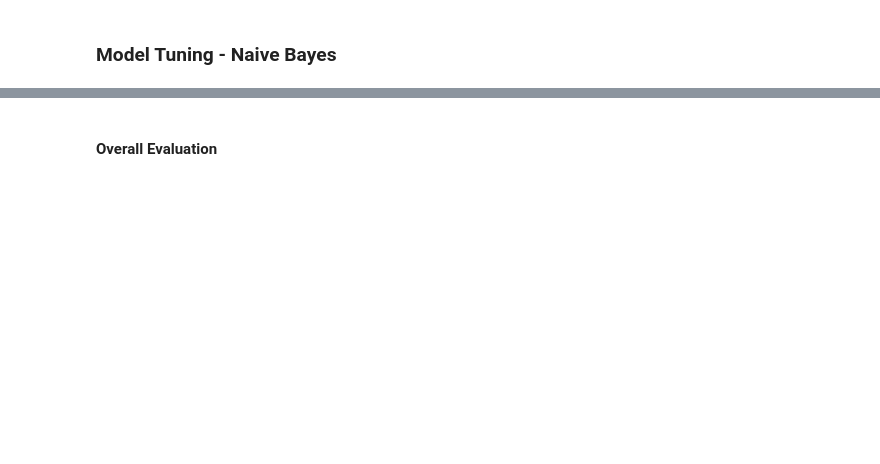
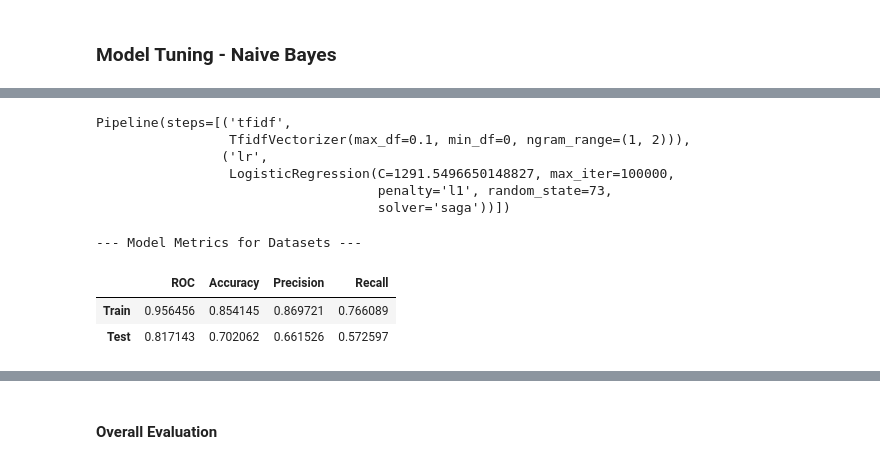
Before and after one commit to j4mes12/ITDA_Coursework, a Jupyter notebook: Task 1/Task 1.ipynb, the cells around one changed output, grey strips where cells are left out. Saved outputs shown, nothing was run; the diff lists cells and outputs as text; code cells hidden in the pictures; blank space fills up the shorter version.

```diff
--- a/Task 1/Task 1.ipynb
+++ b/Task 1/Task 1.ipynb
@@ -277,3 +241,37 @@ RECALL: 0.63365
 ### Model Tuning - Naive Bayes
 # %%
 warnings.simplefilter(action='ignore', category=UserWarning)
+# %%
+    rs_params = {
+        'tfidf__min_df' : [0],
+        'tfidf__max_df' : np.linspace(0.1, 1, 5),
+        'tfidf__ngram_range' : [(1, 1), (1, 2), (1, 3), (2, 2), (2, 3), (3, 3)],
+
+        'lr__penalty' : ['l1', 'l2'],
+        'lr__C': np.logspace(0, 4, 10),
+        'lr__random_state' : [p.RANDOM_STATE],
+        'lr__solver' : ['saga'],
+        'lr__max_iter' : [100000]
+    }
+
+    # Create objective model
+    rs_pipeline = Pipeline([
+        ('tfidf', TfidfVectorizer()),
+        ('lr', LogisticRegression())
+    ])
+
+    kfold = StratifiedKFold(n_splits= 5, shuffle=True, random_state=p.RANDOM_STATE)
+
+    rs =  RandomizedSearchCV(
+        rs_pipeline,
+        rs_params,
+        n_jobs = -1,
+        cv = kfold,
+        random_state = p.RANDOM_STATE,
+        verbose = 2
+    )
+
+    rs.fit(train_sentences, train_labels)
+
+    print('RS Best Score:', rs.best_score_)
+    print('RS Best Params:', rs.best_params_)
@@ -280,2 +296,19 @@ warnings.simplefilter(action='ignore', category=UserWarning)
+# %%
+rs_pipeline.set_params(**rs.best_params_)
+rs_pipeline.fit(train_sentences, train_labels)
+# %% [output]
+Pipeline(steps=[('tfidf',
+                 TfidfVectorizer(max_df=0.1, min_df=0, ngram_range=(1, 2))),
+                ('lr',
+                 LogisticRegression(C=1291.5496650148827, max_iter=100000,
+                                    penalty='l1', random_state=73,
+                                    solver='saga'))])
+# %%
+f.evaluate_model_on_ttv(rs_pipeline, datasets)
+# %% [output]
+--- Model Metrics for Datasets ---
+|  | ROC | Accuracy | Precision | Recall |
+| Train | 0.956456 | 0.854145 | 0.869721 | 0.766089 |
+| Test | 0.817143 | 0.702062 | 0.661526 | 0.572597 |
 # %%
 # Define objective we want to optimize
```
Also changed, not shown: parts of 16 cells of this notebook, 1 other file.
